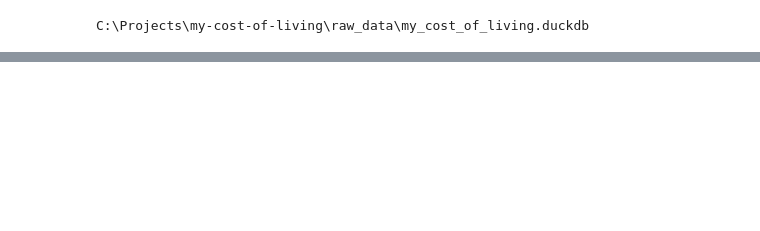
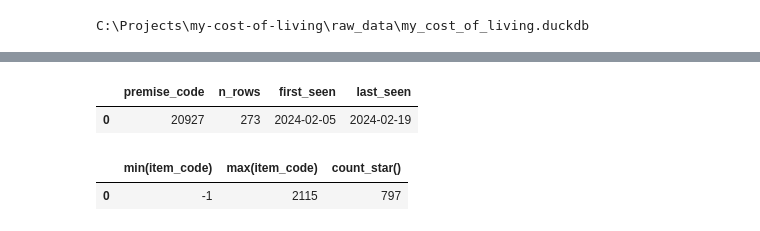
Before and after one commit to mhdkerol/my-cost-of-living, a Jupyter notebook: ingestion/ingestion_working.ipynb, the cells around one changed output, grey strips where cells are left out. Saved outputs shown, nothing was run; the diff lists cells and outputs as text; code cells hidden in the pictures; blank space fills up the shorter version.

```diff
--- a/ingestion/ingestion_working.ipynb
+++ b/ingestion/ingestion_working.ipynb
@@ -88,0 +192,17 @@ peek("select count(*) filter (where premise_code = -1) as unknown_premise, count
+# %%
+peek("""
+select p.premise_code, count(*) as n_rows,
+       min(p.price_date) as first_seen, max(p.price_date) as last_seen
+from main.stg_pricecatcher p
+left join main.stg_lookup_premise l on p.premise_code = l.premise_code
+where l.premise_code is null and p.premise_code != -1
+group by 1 order by n_rows desc
+""")
+# %% [output]
+|  | premise_code | n_rows | first_seen | last_seen |
+| 0 | 20927 | 273 | 2024-02-05 | 2024-02-19 |
+# %%
+peek("select min(item_code), max(item_code), count(*) from main.stg_lookup_item")
+# %% [output]
+|  | min(item_code) | max(item_code) | count_star() |
+| 0 | -1 | 2115 | 797 |
```
Also changed, not shown: parts of 9 cells of this notebook.
